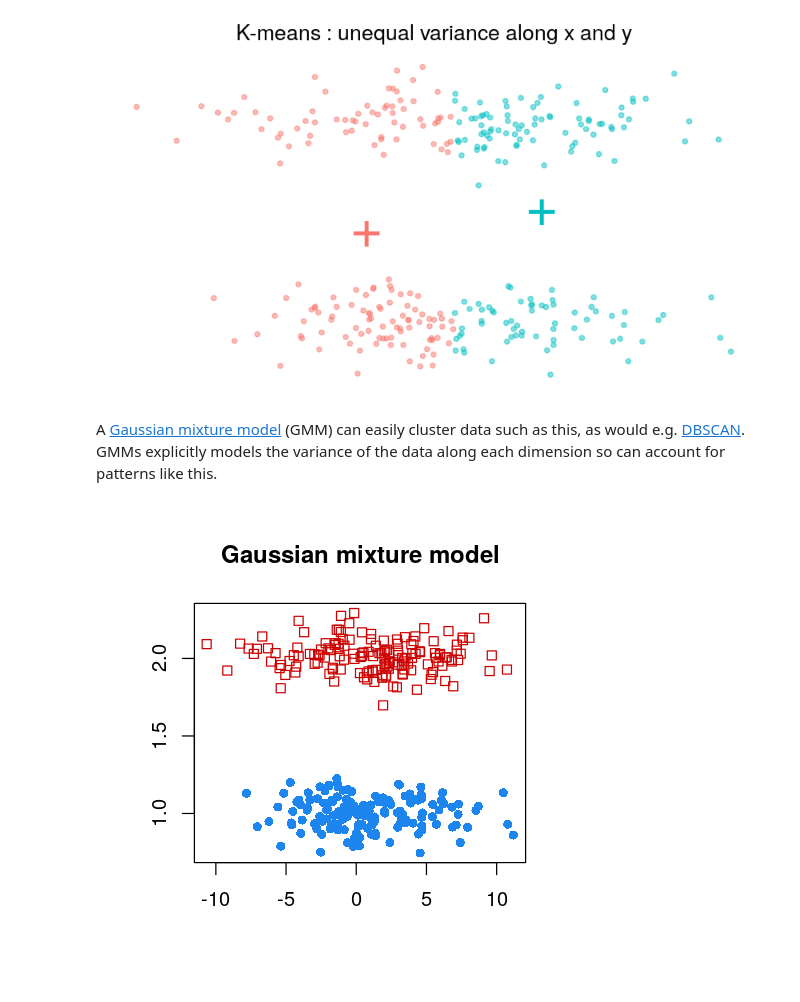
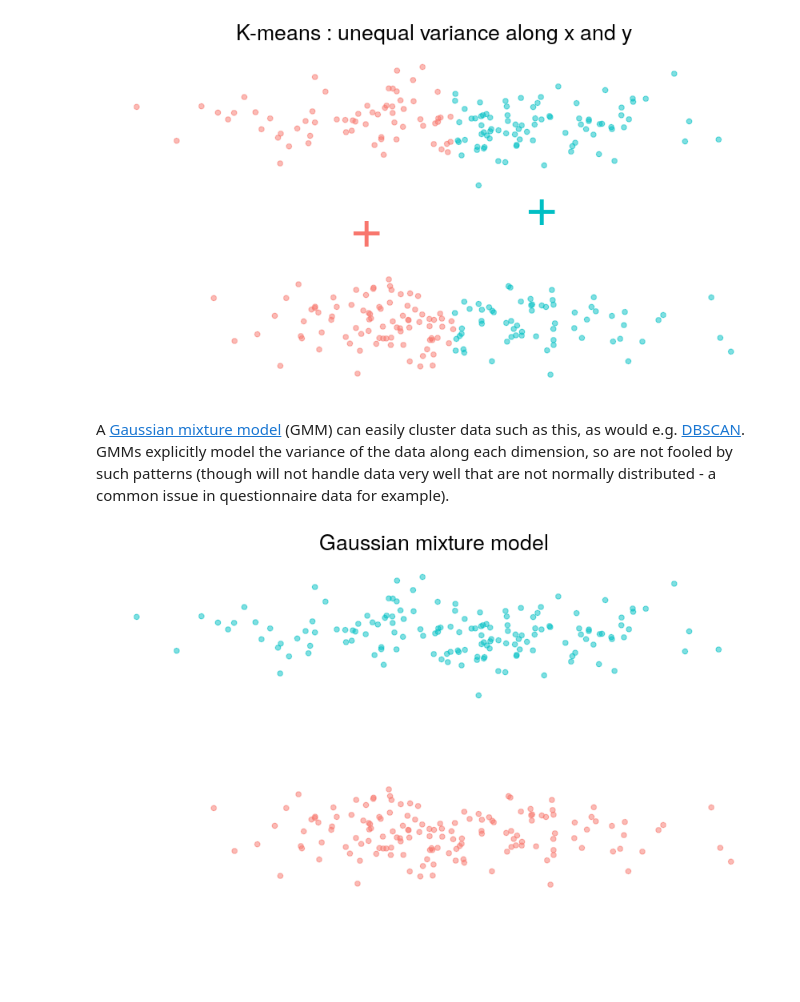
Before and after one commit to petersmittenaar/segmentation, a Jupyter notebook: show_clustering_examples.ipynb, the cells around one changed output. Saved outputs shown, nothing was run; the diff lists cells and outputs as text; code cells hidden in the pictures; blank space fills up the shorter version.

Commit message:
Improve copy and graphs for review

```diff
--- a/show_clustering_examples.ipynb
+++ b/show_clustering_examples.ipynb
@@ -63,10 +65,15 @@ options(repr.plot.width=4)
 # %% [output]
 [figure]
 # %% [markdown]
-A [Gaussian mixture model](https://brilliant.org/wiki/gaussian-mixture-model/) (GMM) can easily cluster data such as this, as would  e.g. [DBSCAN](https://en.wikipedia.org/wiki/DBSCAN). GMMs explicitly models the variance of the data along each dimension so can account for patterns like this.
+A [Gaussian mixture model](https://brilliant.org/wiki/gaussian-mixture-model/) (GMM) can easily cluster data such as this, as would  e.g. [DBSCAN](https://en.wikipedia.org/wiki/DBSCAN). GMMs explicitly model the variance of the data along each dimension, so are not fooled by such patterns (though will not handle data very well that are not normally distributed - a common issue in questionnaire data for example).
 # %%
 mcl = mclust::Mclust(dplyr::select(df, x, y))
-mclust::clPairs(select(df, x, y), classification = mcl$classification, main = 'Gaussian mixture model', xlab='', ylab='')
-# plot.Mclust(mcl)
+options(repr.plot.width=7)
+PrettyScatter(
+    ggplot(cbind(dplyr::select(df, x, y), cluster=factor(mcl$classification)), aes(x, y, color=cluster)) +
+      geom_point(alpha=0.5) +
+      labs(title='Gaussian mixture model')
+    )
+options(repr.plot.width=4)
 # %% [output]
-[figure, old version]
+[figure, new version]
```
Also changed, not shown: parts of 4 cells of this notebook.
